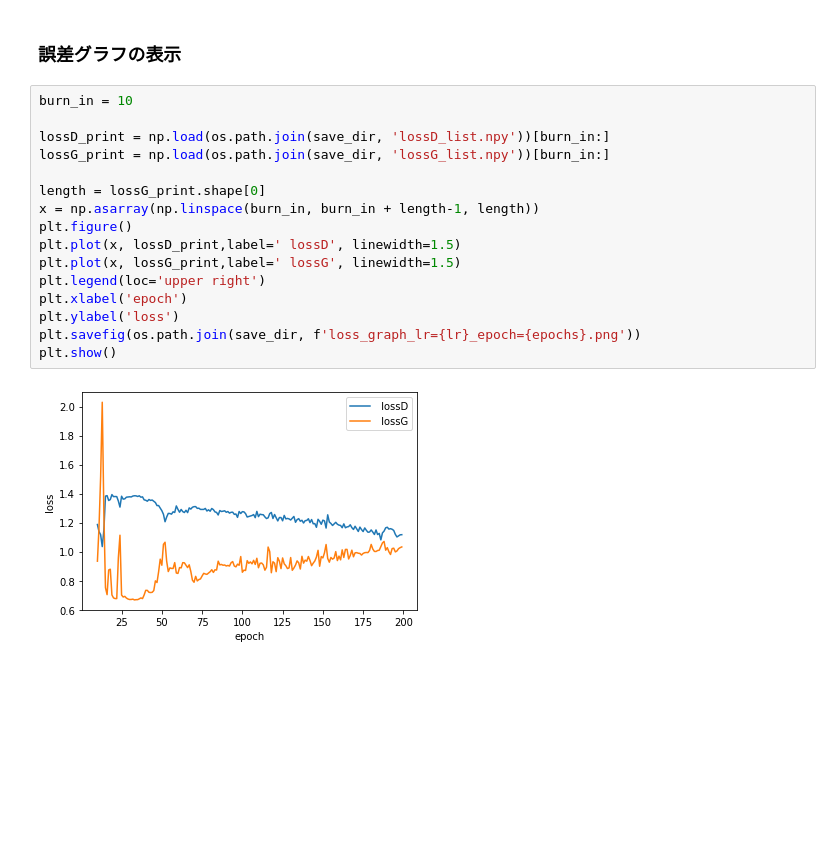
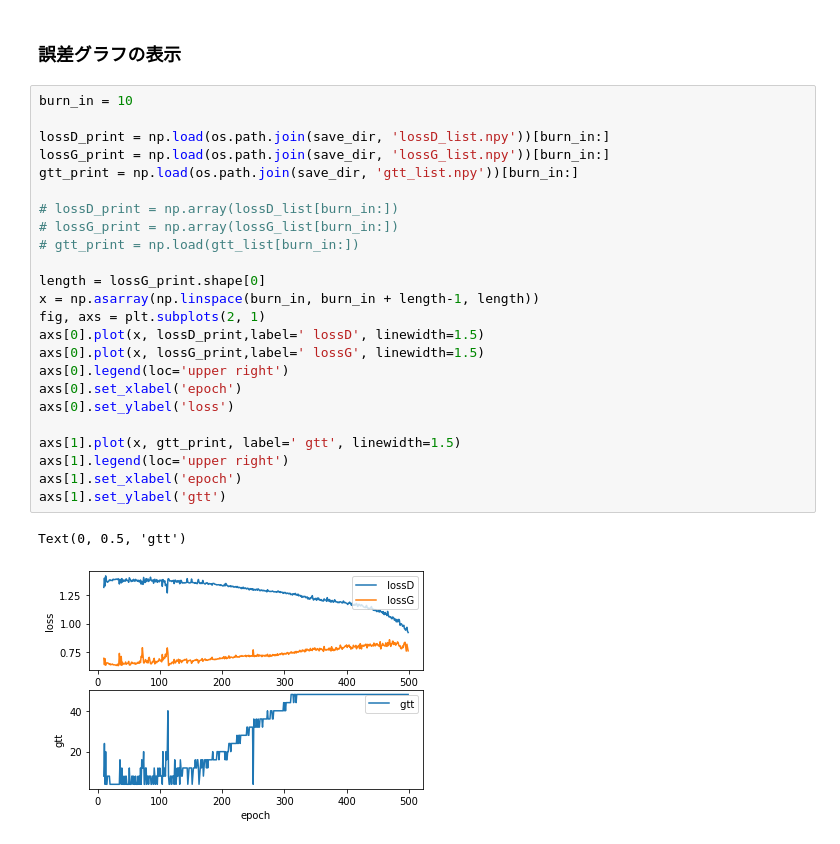
Before and after one commit to fuurin/midinet-followup, a Jupyter notebook: midinet2_learning.ipynb, the cells around one changed output. Saved outputs shown, nothing was run; the diff lists cells and outputs as text; blank space fills up the shorter version.

```diff
--- a/midinet2_learning.ipynb
+++ b/midinet2_learning.ipynb
@@ -467,20 +516,29 @@ input the number of image: -2
 # %%
 burn_in = 10
 
 lossD_print = np.load(os.path.join(save_dir, 'lossD_list.npy'))[burn_in:]
 lossG_print = np.load(os.path.join(save_dir, 'lossG_list.npy'))[burn_in:]
+gtt_print = np.load(os.path.join(save_dir, 'gtt_list.npy'))[burn_in:]
+
+# lossD_print = np.array(lossD_list[burn_in:])
+# lossG_print = np.array(lossG_list[burn_in:])
+# gtt_print = np.load(gtt_list[burn_in:])
 
 length = lossG_print.shape[0]
 x = np.asarray(np.linspace(burn_in, burn_in + length-1, length))
-plt.figure()
-plt.plot(x, lossD_print,label=' lossD', linewidth=1.5)
-plt.plot(x, lossG_print,label=' lossG', linewidth=1.5)
-plt.legend(loc='upper right')
-plt.xlabel('epoch')
-plt.ylabel('loss')
-plt.savefig(os.path.join(save_dir, f'loss_graph_lr={lr}_epoch={epochs}.png'))
-plt.show()
+fig, axs = plt.subplots(2, 1)
+axs[0].plot(x, lossD_print,label=' lossD', linewidth=1.5)
+axs[0].plot(x, lossG_print,label=' lossG', linewidth=1.5)
+axs[0].legend(loc='upper right')
+axs[0].set_xlabel('epoch')
+axs[0].set_ylabel('loss')
+
+axs[1].plot(x, gtt_print, label=' gtt', linewidth=1.5)
+axs[1].legend(loc='upper right')
+axs[1].set_xlabel('epoch')
+axs[1].set_ylabel('gtt')
 # %% [output]
+Text(0, 0.5, 'gtt')
-[figure, old version]
+[figure, new version]
 # %% [markdown]
 midinet2
```
Also changed, not shown: parts of 9 cells of this notebook, 3 other files.
